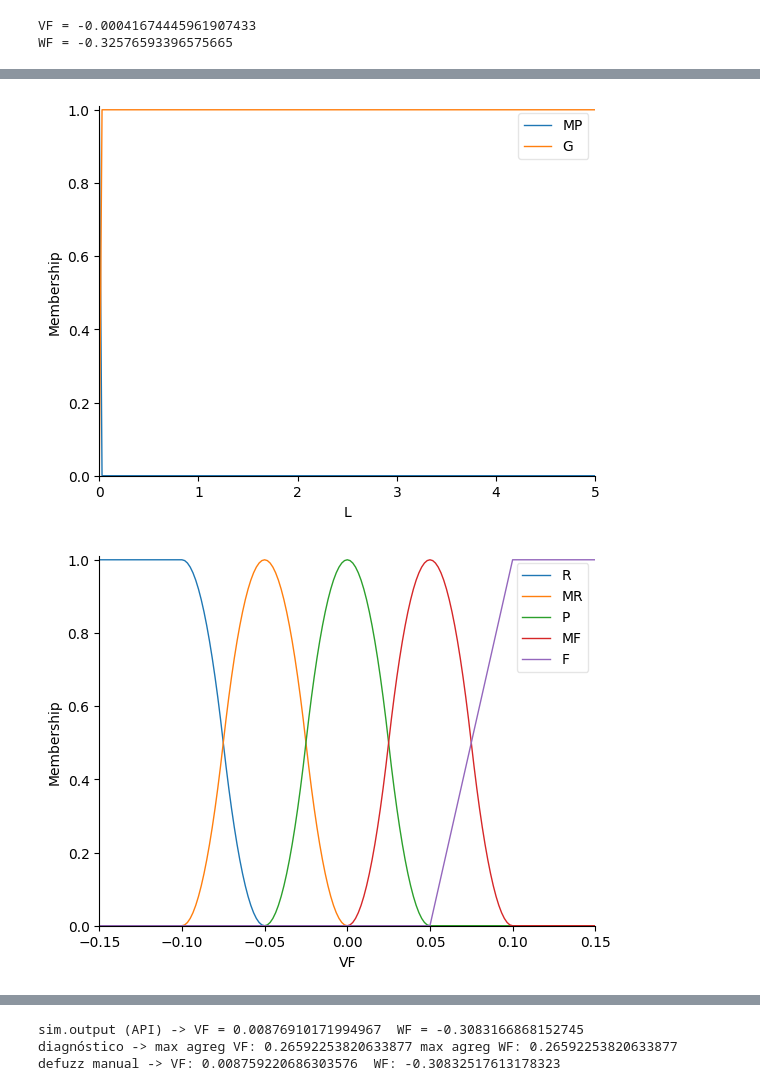
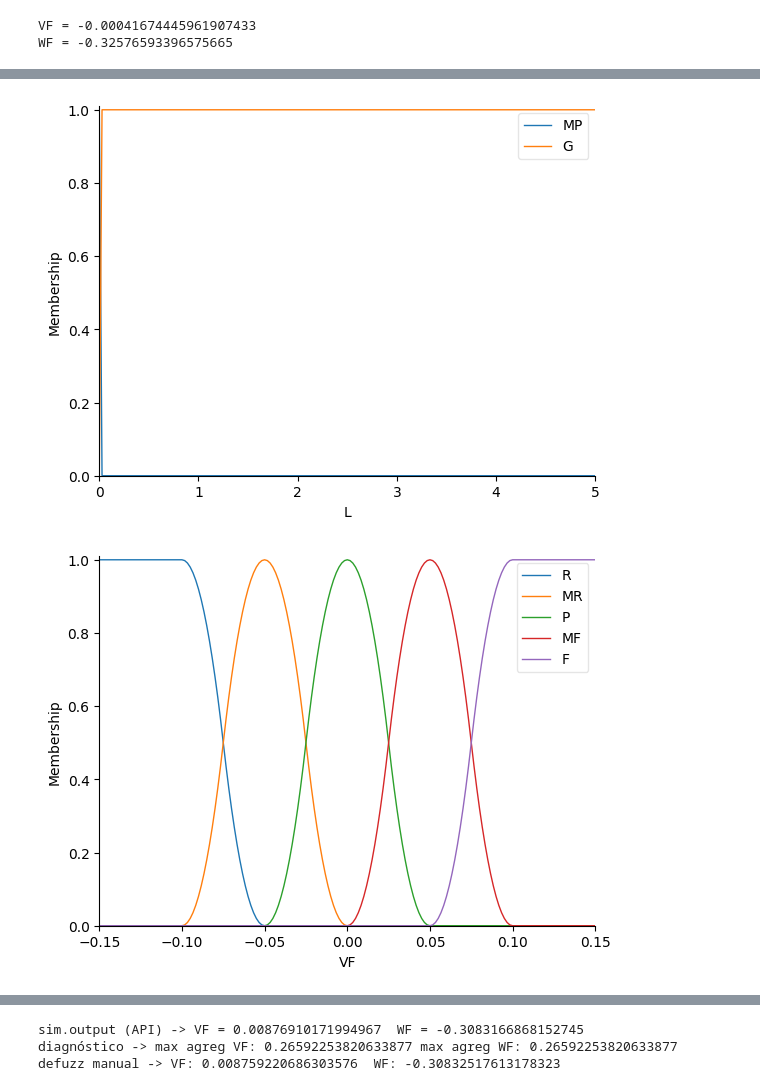
Before and after one commit to sarahmss/IC-2025.1, a Jupyter notebook: SistemaDinamicoDados/AmostrasFiltradas/ModelosVariacao/FuzzyControl/teste_fuzzy.ipynb, the cells around one changed output, grey strips where cells are left out. Saved outputs shown, nothing was run; the diff lists cells and outputs as text; code cells hidden in the pictures.

```diff
--- a/SistemaDinamicoDados/AmostrasFiltradas/ModelosVariacao/FuzzyControl/teste_fuzzy.ipynb
+++ b/SistemaDinamicoDados/AmostrasFiltradas/ModelosVariacao/FuzzyControl/teste_fuzzy.ipynb
@@ -48,8 +48,8 @@ VF['R']  = fuzz.pimf(VF.universe, -0.151, -0.15, -0.1, -0.05)            # borda
 VF['MR'] = fuzz.pimf(VF.universe, -0.1, -0.05, -0.05, 0)               # mantém pimf
 VF['P']  = fuzz.pimf(VF.universe, -0.05, 0, 0, 0.05)                   # mantém pimf
 VF['MF'] = fuzz.pimf(VF.universe, 0, 0.05, 0.05, 0.1)                  # mantém pimf
-VF['F']  = fuzz.trapmf(VF.universe, [0.05, 0.1, 0.15, 0.15])           # borda direita -> trap
-
+VF['F']  = fuzz.pimf(VF.universe, 0.05, 0.1, 0.15, 0.151)          # borda direita -> trap
+fuzz.pimf(VF.universe, 0.05, 0.1, 0.15, 0.151)
 # ===== WF (SAÍDA) - manter zmf / trimf / smf conforme .fis =====
 WF['H'] = fuzz.trimf(WF.universe, [-0.5, -0.5, 0]) # linzmf ≈ zmf
 WF['N'] = fuzz.trimf(WF.universe, [-0.5, 0, 0.5])
@@ -72,34 +72,34 @@ rule12 = ctrl.Rule(PHI['EP']  & L['G'], (VF['R'],  WF['N']))
 
 # ==============================
 # Controlador
 # ==============================
 VF.defuzzify_method = 'centroid'
 WF.defuzzify_method = 'centroid'
 
 system = ctrl.ControlSystem([
     rule1, rule2, rule3, rule4, rule5, rule6,
     rule7, rule8, rule9, rule10, rule11, rule12
 ])
 sim = ctrl.ControlSystemSimulation(system)
 
 # Exemplo de uso: entrada (-1, 2)
 sim.input['PHI'] = 2.0
 sim.input['L']   = 2.0
 sim.compute()
 
 # Saída
 print("VF =", sim.output['VF'])
 print("WF =", sim.output['WF'])
 PHI.view()
 L.view()
 VF.view()
 WF.view()
 # %% [output]
 VF = -0.00041674445961907433
 WF = -0.32576593396575665
 [figure]
 [figure]
-[figure, old version]
+[figure, new version]
 [figure]
 # %%
 # ===== Variáveis (mesma estrutura)
```
Also changed, not shown: 1 other file.
